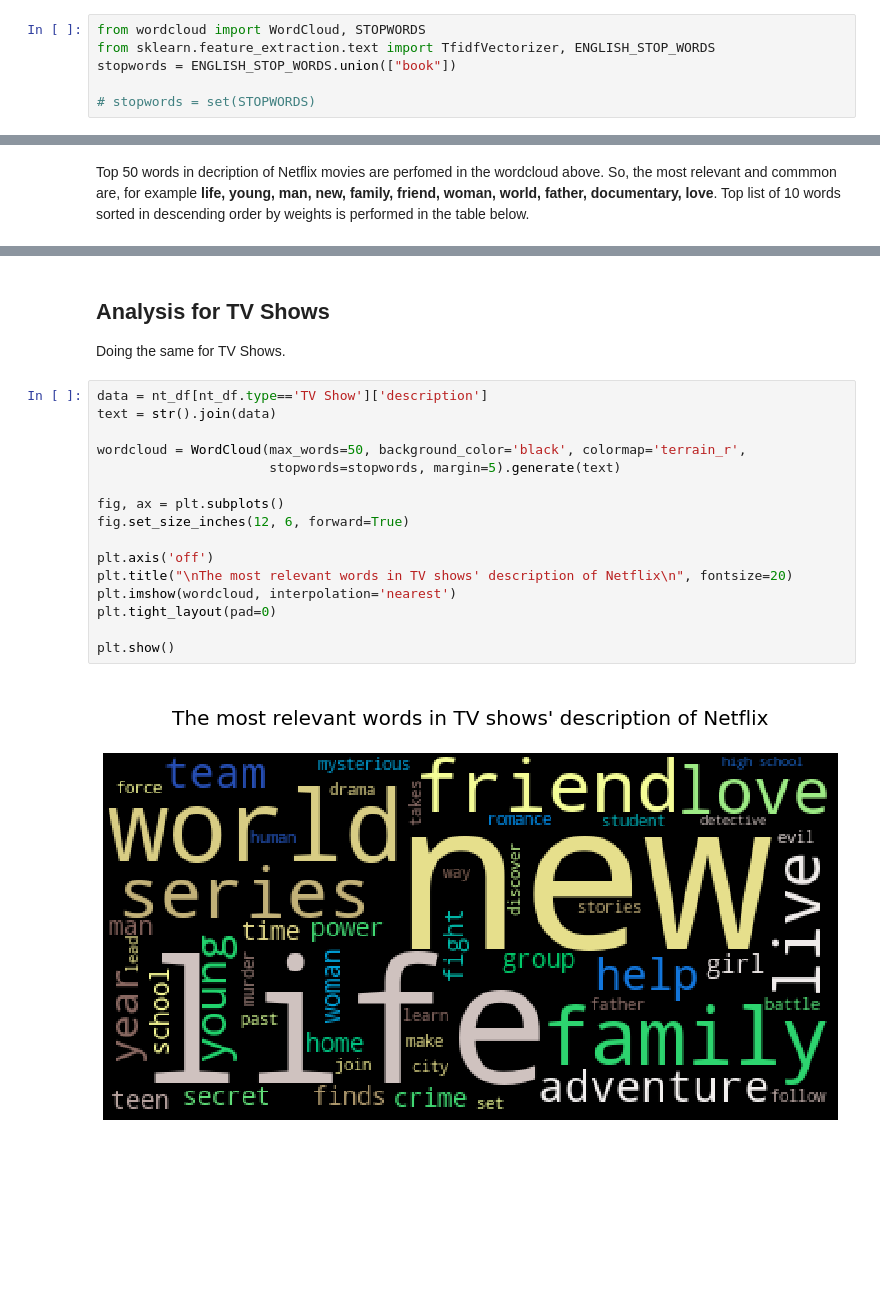
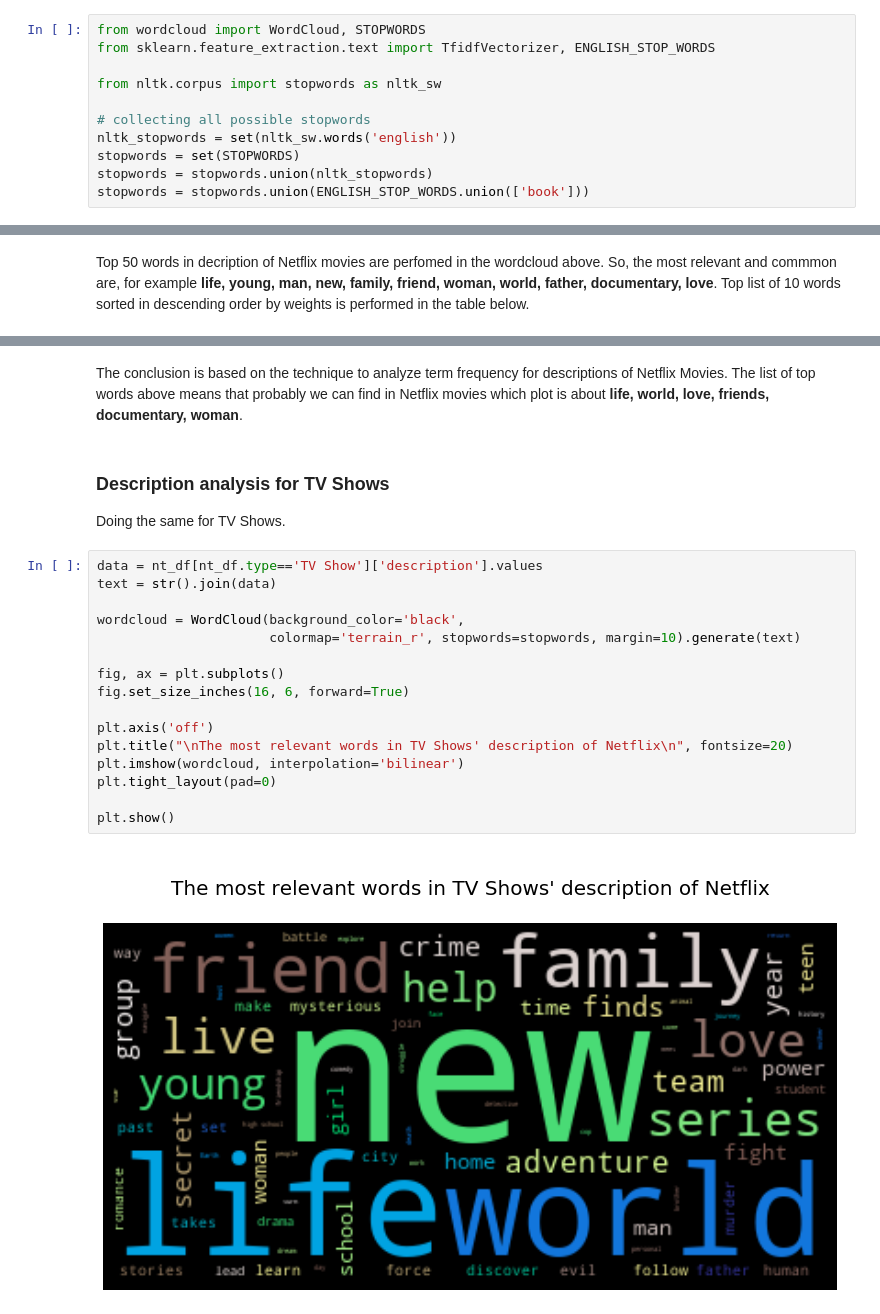
Before and after one commit to integra-dev/ml-practice, a Jupyter notebook: netflix/netflix_processing.ipynb, the cells around one changed output, grey strips where cells are left out. Saved outputs shown, nothing was run; the diff lists cells and outputs as text; blank space fills up the shorter version.

```diff
--- a/netflix/netflix_processing.ipynb
+++ b/netflix/netflix_processing.ipynb
@@ -548,7 +548,12 @@ We will generate a word cloud using __wordcloud__ package. The result image help
 # %%
 from wordcloud import WordCloud, STOPWORDS
 from sklearn.feature_extraction.text import TfidfVectorizer, ENGLISH_STOP_WORDS
-stopwords = ENGLISH_STOP_WORDS.union(["book"])
 
-# stopwords = set(STOPWORDS)
+from nltk.corpus import stopwords as nltk_sw
+
+# collecting all possible stopwords
+nltk_stopwords = set(nltk_sw.words('english'))
+stopwords = set(STOPWORDS)
+stopwords = stopwords.union(nltk_stopwords)
+stopwords = stopwords.union(ENGLISH_STOP_WORDS.union(['book']))
 # %%
@@ -600,22 +715,24 @@ The list above means that in Netflix we can find the movies mostly about family,
+# %% [markdown]
+The conclusion is based on the technique to analyze term frequency for descriptions of Netflix Movies. The list of top words above means that probably we can find in Netflix movies which plot is about __life, world, love, friends, documentary, woman__.
 # %% [markdown]
-## Analysis for TV Shows
+### Description analysis for TV Shows
 Doing the same for TV Shows.
 # %%
-data = nt_df[nt_df.type=='TV Show']['description']
+data = nt_df[nt_df.type=='TV Show']['description'].values
 text = str().join(data)
 
-wordcloud = WordCloud(max_words=50, background_color='black', colormap='terrain_r',
-                      stopwords=stopwords, margin=5).generate(text)
+wordcloud = WordCloud(background_color='black',
+                      colormap='terrain_r', stopwords=stopwords, margin=10).generate(text)
 
 fig, ax = plt.subplots()
-fig.set_size_inches(12, 6, forward=True)
+fig.set_size_inches(16, 6, forward=True)
 
 plt.axis('off')
-plt.title("\nThe most relevant words in TV shows' description of Netflix\n", fontsize=20)
-plt.imshow(wordcloud, interpolation='nearest')
+plt.title("\nThe most relevant words in TV Shows' description of Netflix\n", fontsize=20)
+plt.imshow(wordcloud, interpolation='bilinear')
 plt.tight_layout(pad=0)
 
 plt.show()
 # %% [output]
-[figure, old version]
+[figure, new version]
 # %% [markdown]
```
Also changed, not shown: parts of 44 cells of this notebook.
